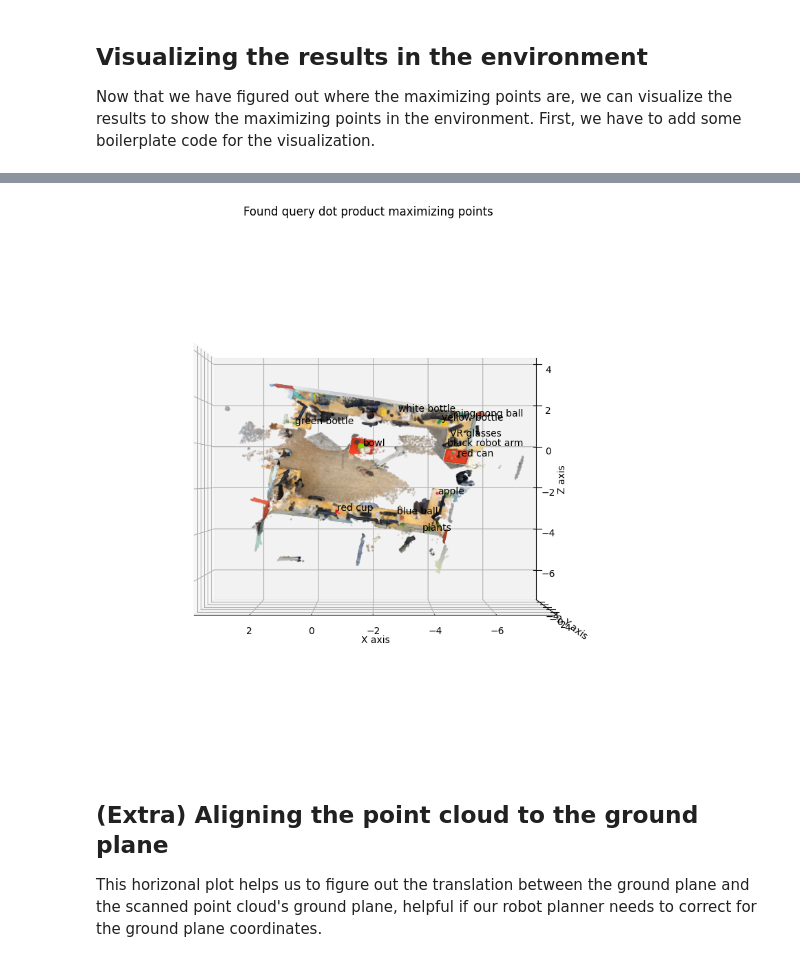
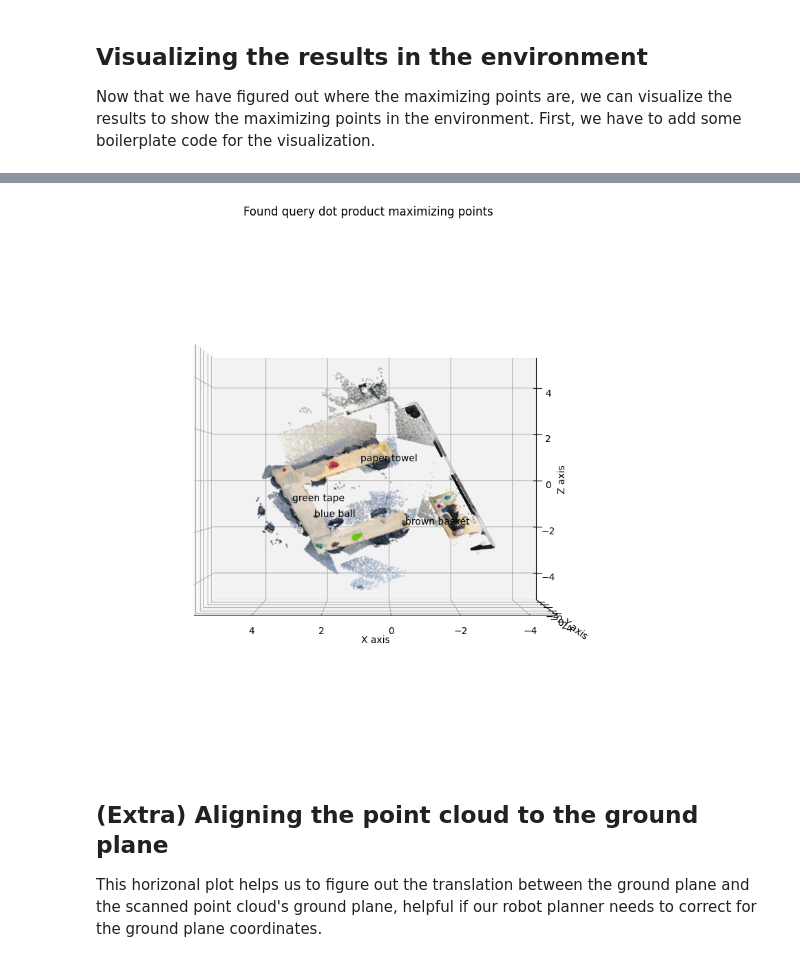
Before and after one commit to cpaxton/clip-fields, a Jupyter notebook: demo/4 - test model.ipynb, the cells around one changed output, grey strips where cells are left out. Cells and saved outputs as stored; diff of their text form; code cells hidden in the pictures.

```diff
--- a/demo/4 - test model.ipynb
+++ b/demo/4 - test model.ipynb
@@ -112,7 +112,7 @@ def calculate_clip_and_st_embeddings_for_queries(queries):
         #all_clip_queries = clip.tokenize(queries)
         #all_clip_tokens = model.encode_text(all_clip_queries.to(DEVICE)).float()
         inputs = preprocessor(
-            text=[queries], return_tensors="pt"
+            text=[[query for query in queries]], return_tensors="pt"
         )
         inputs['input_ids'] = inputs['input_ids'].cuda()
         inputs['attention_mask'] = inputs['attention_mask'].cuda()
@@ -307,8 +309,8 @@ torch.Size([21, 1116477])
 # %% [markdown]
 We can even visualize the "alignment" over the set of points! Let's visualize that for the first query.
 # %%
-queries = ['bowl', 'green bottle', 'ping pong ball', 'yellow bottle', 'red can', 'red cup', 'apple', 'blue ball', 'VR glasses',
-            'white bottle', 'black robot arm', 'plants']
+queries = ['green bottle', 'tomato soup can', 'apple', 'blue bottle', 'brown basket', 'paper towel',
+            'green tape', 'blue ball', 'toy drill', 'banana', 'green bowl', 'red bowl', 'red cup', 'green ball']
 alignment_q = find_alignment_over_model(label_model, queries, points_dataloader, vision_weight = 10.0, text_weight = 1.0)
 # %% [output]
 huggingface/tokenizers: The current process just got forked, after parallelism has already been used. Disabling parallelism to avoid deadlocks...
@@ -332,9 +336,0 @@ torch.Size([12, 1437429])
-# %%
-import sys
-sys.path.append('../..')
-from localize_msusa import load_pretrained, load_field, find_alignment_over_model
-clip_model, preprocessor = load_pretrained(model_type = 'clip' , model_name = 'ViT-B/32')
-label_model = load_field(
-        config_path = '../../usa/configs/train.yaml',  model_weights_path = '../../usa/CDSLab/4_256_no/run_0/checkpoints/ckpt.8000.pt')
-alignment_q = find_alignment_over_model(label_model, clip_model, preprocessor,
-            queries, points_dataloader, 'clip')
@@ -366,7 +360,9 @@ for query, q in zip(queries, alignment_q):
     if use_threshold:
         thres = alpha > threshold
         points = training_data._label_xyz[thres]
-        max_point = pts[torch.argmax(a_norm)]
+        #max_point = pts[torch.topk(a_norm.squeeze(-1), k = 5).indices[-1]]
+        max_point = pts[torch.topk(a_norm.squeeze(-1), k = 50).indices]
+        #max_point = pts[torch.argmax(a_norm)]
         max_points.append(max_point)
         print(f"LOOKAT {query} {max_point.tolist()}")
         colors = all_colors[thres]
@@ -467,26 +508,26 @@ def plot_with_matplotlib(cloud,
 # %%
-#i = 7
+i = 4
 plot_with_matplotlib(
     cloud,
     width=800,
     height=500,
     background="black",
     mesh=False,
     use_as_color=["red", "green", "blue"],
     initial_point_size=None,
     cmap="hsv",
     polylines=None,
     linewidth=5,
     return_scene=False,
     output_name="pyntcloud_plot",
     elev=0.,
     azim=90.,
-    text=zip(max_points, queries),
+    text=zip(np.asarray(max_points)[i: i+4, 0], queries[i: i+4]),
     title="Found query dot product maximizing points",
     goto=max_points_goto,
 )
 # %% [output]
-[figure, old version]
+[figure, new version]
 # %% [markdown]
 ## (Extra) Aligning the point cloud to the ground plane
 This horizonal plot helps us to figure out the translation between the ground plane and the scanned point cloud's ground plane, helpful if our robot planner needs to correct for the ground plane coordinates.
```
Also changed, not shown: parts of 14 cells of this notebook, 3 other files.
